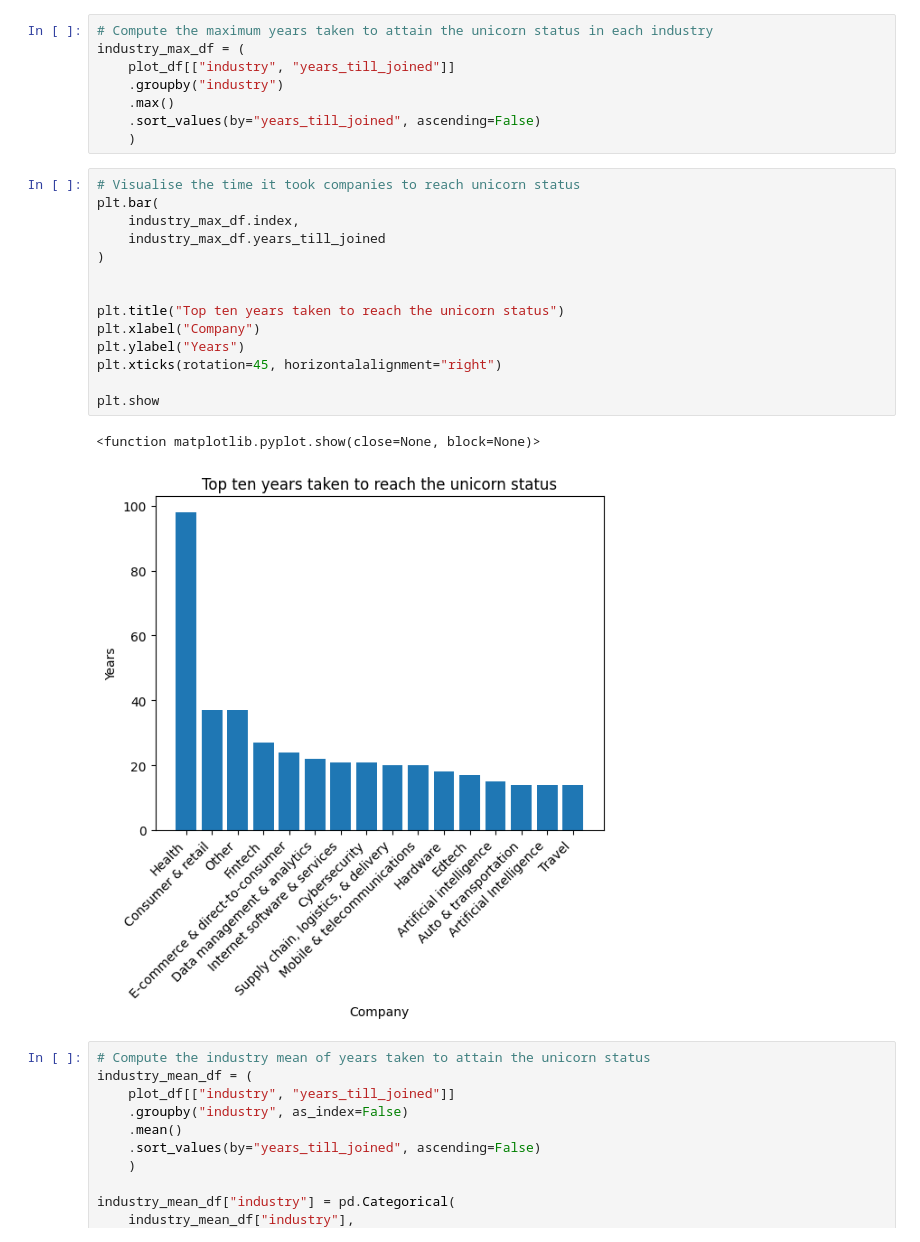
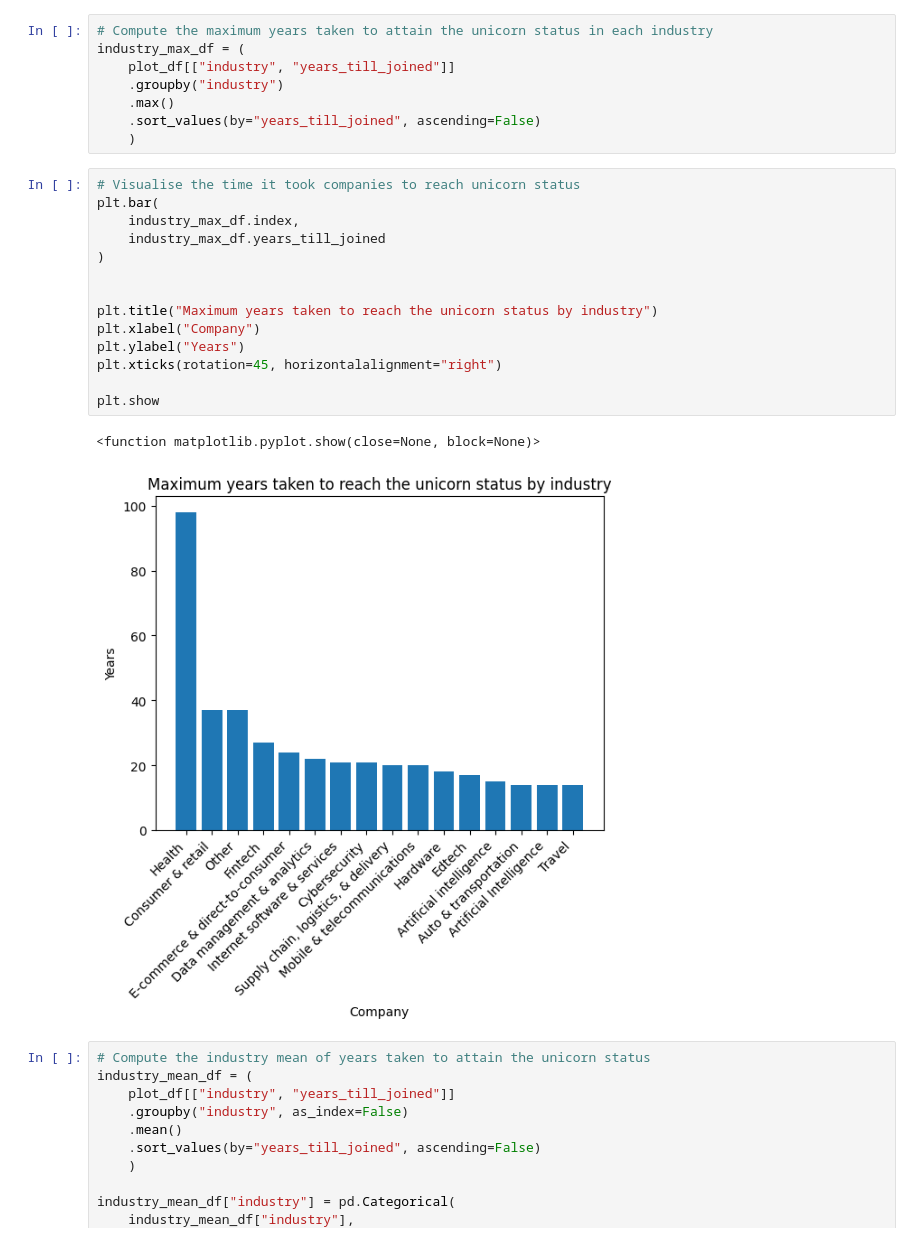
Before and after one commit to tros01/google_advanced_data_analytics, a Jupyter notebook: ga3_unicorns_py.ipynb, the cells around one changed output. Cells and saved outputs as stored; diff of their text form.

```diff
--- a/ga3_unicorns_py.ipynb
+++ b/ga3_unicorns_py.ipynb
@@ -163,20 +163,20 @@ industry_max_df = (
 # %%
 # Visualise the time it took companies to reach unicorn status
 plt.bar(
     industry_max_df.index,
     industry_max_df.years_till_joined
 )
 
 
-plt.title("Top ten years taken to reach the unicorn status")
+plt.title("Maximum years taken to reach the unicorn status by industry")
 plt.xlabel("Company")
 plt.ylabel("Years")
 plt.xticks(rotation=45, horizontalalignment="right")
 
 plt.show
 # %% [output]
 <function matplotlib.pyplot.show(close=None, block=None)>
-[figure, old version]
+[figure, new version]
 # %%
 # Compute the industry mean of years taken to attain the unicorn status
 industry_mean_df = (
```
Also changed, not shown: parts of 1 cell of this notebook.
